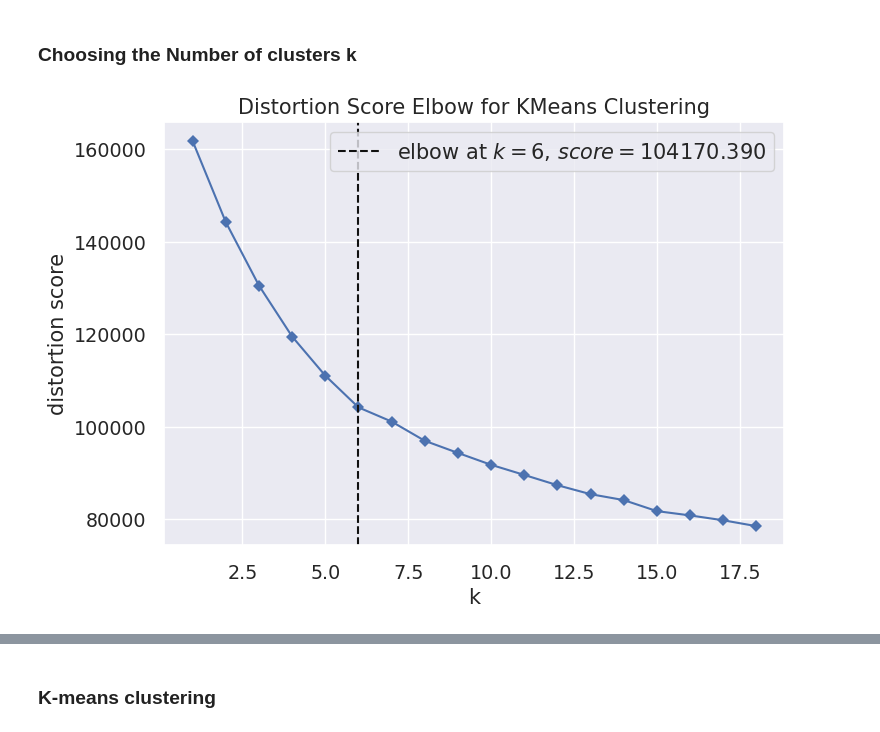
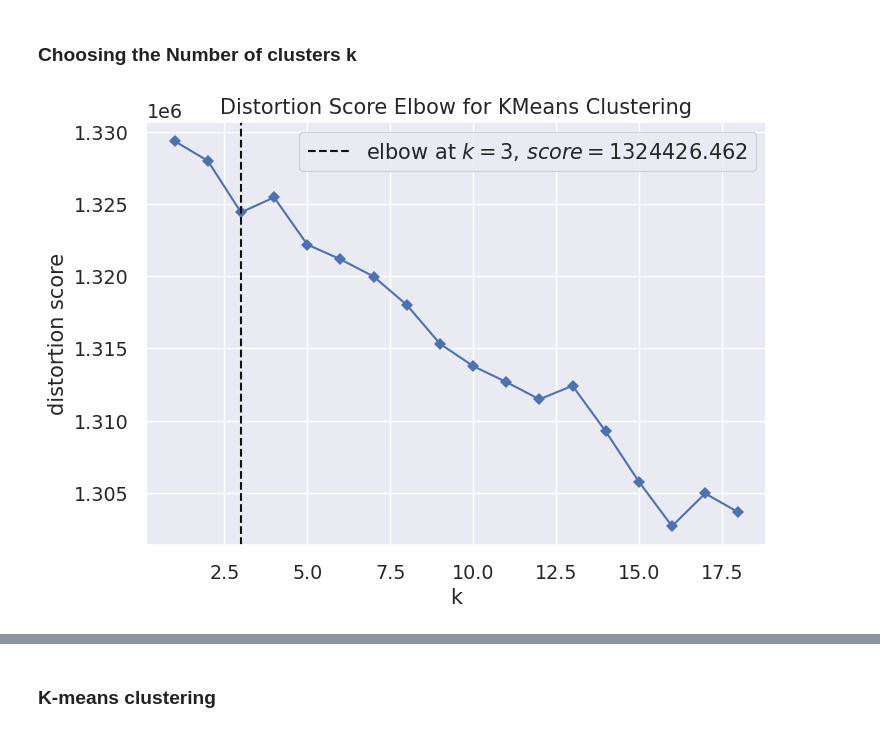
Before and after one commit to fatimagulomova/iu-projects, a Jupyter notebook: DLBDSMLUSL/task-2-policy-equity.ipynb, the cells around one changed output, grey strips where cells are left out. Saved outputs shown, nothing was run; the diff lists cells and outputs as text; code cells hidden in the pictures.

```diff
--- a/DLBDSMLUSL/task-2-policy-equity.ipynb
+++ b/DLBDSMLUSL/task-2-policy-equity.ipynb
@@ -303,20 +313,21 @@ dict_ = {
     'DRUGS': ['DRUGS', 'OVERDOSE'],
     '209A':  ['209A'],
     'ASSAULT': ['ASSAULT', 'A&B'],
+    'SEXUAL OFFENDER': ['SEXUAL', 'OFFENDER', 'SEX-ASSAULT', 'RAPE', 'SEX'],
     'PROSTITUTION': ['PROSTITUTION'],
-    'ALCOHOL': ['PUBLIC DRINKING', 'ALCOHOL'],
+    'ALCOHOL': ['PUBLIC', 'DRINKING', 'ALCOHOL'],
     'ABDW': ['ABDW', 'A D/W'],
     'B&E': ['B&E'],
     'MV': ['MV', 'M/V'],
     'ROBBERY': ['ROBBERY', 'LARCENY', 'STOLEN'],
-    'DISTURBING': ['DISTURBING', 'PEACE', 'LOUD PARTY', 'DISTURBANCE', 'NOISYHOUSE', 'NOISE'],
-    'SEXUAL OFFENDER': ['SEXUAL OFFENDER', 'SEX-ASSAULT', 'RAPE', 'SEX', 'SEX-ASSAULT'],
+    'DISTURBING': ['DISTURBING', 'PEACE', 'LOUD', 'PARTY', 'DISTURBANCE', 'NOISYHOUSE', 'NOISE'],
     'FIREARM': ['FIREARM', 'FIRE'],
     'HIT & RUN': ['HIT', 'RUN'],
-    'SEARCH WARRANT': ['SEARCH WARRANT', 'WARRANTS'],
+    'SEARCH WARRANT': ['SEARCH', 'WARRANT', 'WARRANTS'],
     'THREATS': ['THREATS', 'THREAT'],
-    'CITY ORDINANCES': ['CITY ORDINANCES'],
-    'MISSING PERSON': ['MISSING PERSON'],
+    'CITY ORDINANCES': ['CITY', 'ORDINANCES'],
+    'MISSING PERSON': ['MISSING'],
+    'DISORDERLY': ['DISORDERLY', 'UNNATURAL', 'LACIVIOUS'],
     'PROPERTY DAMAGE': ['PROPERTY', 'DAMAGE'],
     'HARASSMENT': ['HARASSMENT']
 }
@@ -327,8 +338,8 @@ for item in list_:
             df['INCIDENT_REASON.1'].replace(item, value=key, inplace=True)
             break
 
-# Find values with counts less than or equal to 1
-infrequent_values = df['INCIDENT_REASON.1'].value_counts()[df['INCIDENT_REASON.1'].value_counts() <= 1].index
+# Find values with counts less than or equal to 4
+infrequent_values = df['INCIDENT_REASON.1'].value_counts()[df['INCIDENT_REASON.1'].value_counts() <= 4].index
 
 # Replace those infrequent values with 'OTHERS'
 df['INCIDENT_REASON.1'] = df['INCIDENT_REASON.1'].replace(infrequent_values, 'OTHERS')
@@ -384,6 +395,12 @@ for address in addresses:
 
 # Use the .replace() method to replace old street names with new names
 df['LOCATION_STREET_ADDRESS'] = df['LOCATION_FULL_STREET_ADDRESS_OR_INTERSECTION'].replace(street_name_mapping)
+
+# Find values with counts less than or equal to 1
+infrequent_values = df['LOCATION_STREET_ADDRESS'].value_counts()[df['LOCATION_STREET_ADDRESS'].value_counts() <= 1].index
+
+# Replace those infrequent values with 'OTHERS'
+df['LOCATION_STREET_ADDRESS'] = df['LOCATION_STREET_ADDRESS'].replace(infrequent_values, 'OTHERS')
 # %%
 df.drop(['LOCATION_FULL_STREET_ADDRESS_OR_INTERSECTION'], axis=1, inplace=True)
 df.head()
@@ -759,7 +776,7 @@ plt.show()
 # Step 3: Dimensionality Reduction
 # %%
 # 81% percent
-mca = MCA(n_components=1500, n_iter=50, copy=True, check_input=True, random_state=42, one_hot=True)
+mca = MCA(n_components=950, n_iter=50, copy=True, check_input=True, random_state=42, one_hot=True)
 mca_results = mca.fit(encoded_df)
 # %%
 mca_results.eigenvalues_summary
@@ -818,0 +798,3 @@ reduced_df.head()
+# %%
+mca_data = mca.transform(encoded_df)
+mca_data
@@ -823,14 +819,14 @@ reduced_df.head()
 # %%
 # Elbow Method to find optimal k
 model = KMeans()
 visualizer = KElbowVisualizer(model, k=(1, 19), timings=False)
-visualizer.fit(scaled_data)
+visualizer.fit(mca_data)
 visualizer.show()
 
 # Get optimal k from the Elbow method
 optimal_k = visualizer.elbow_value_
 # %% [output]
-[figure, old version]
+[figure, new version]
 # %%
 optimal_k
 # %% [output]
```
Also changed, not shown: parts of 45 cells of this notebook.
